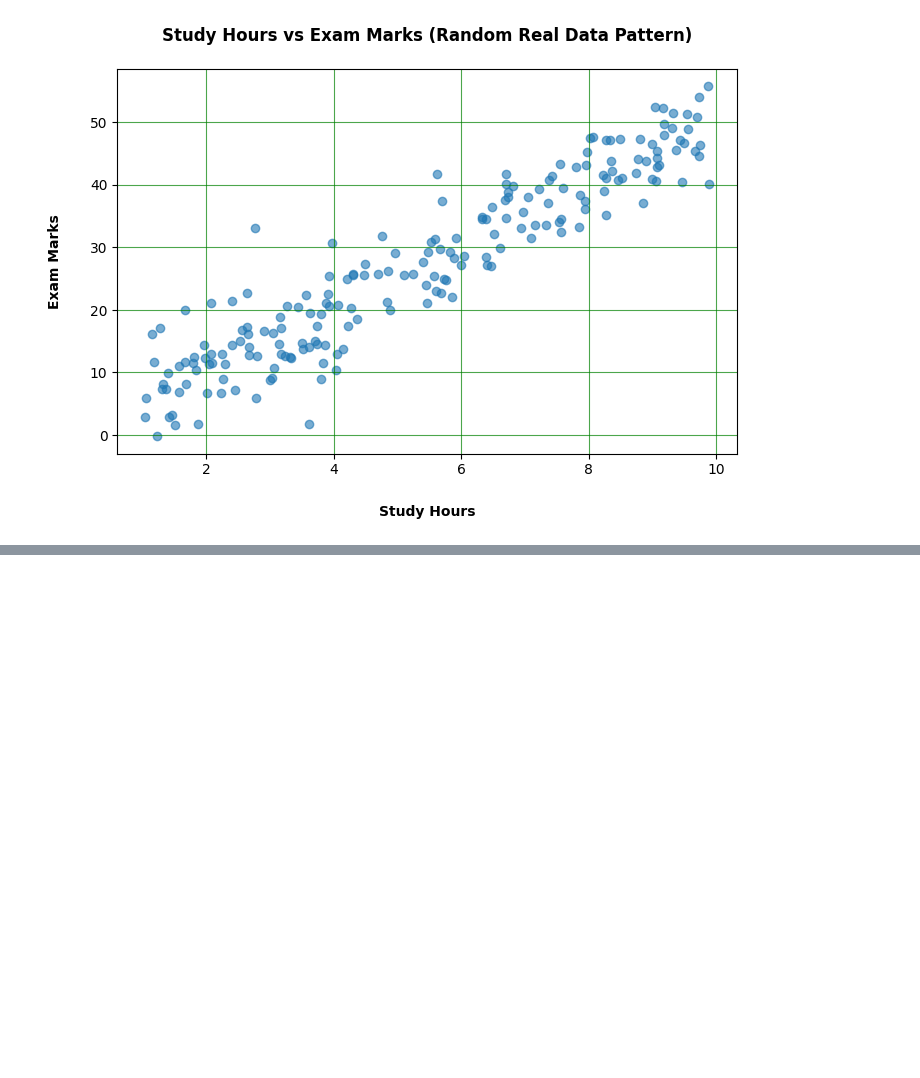
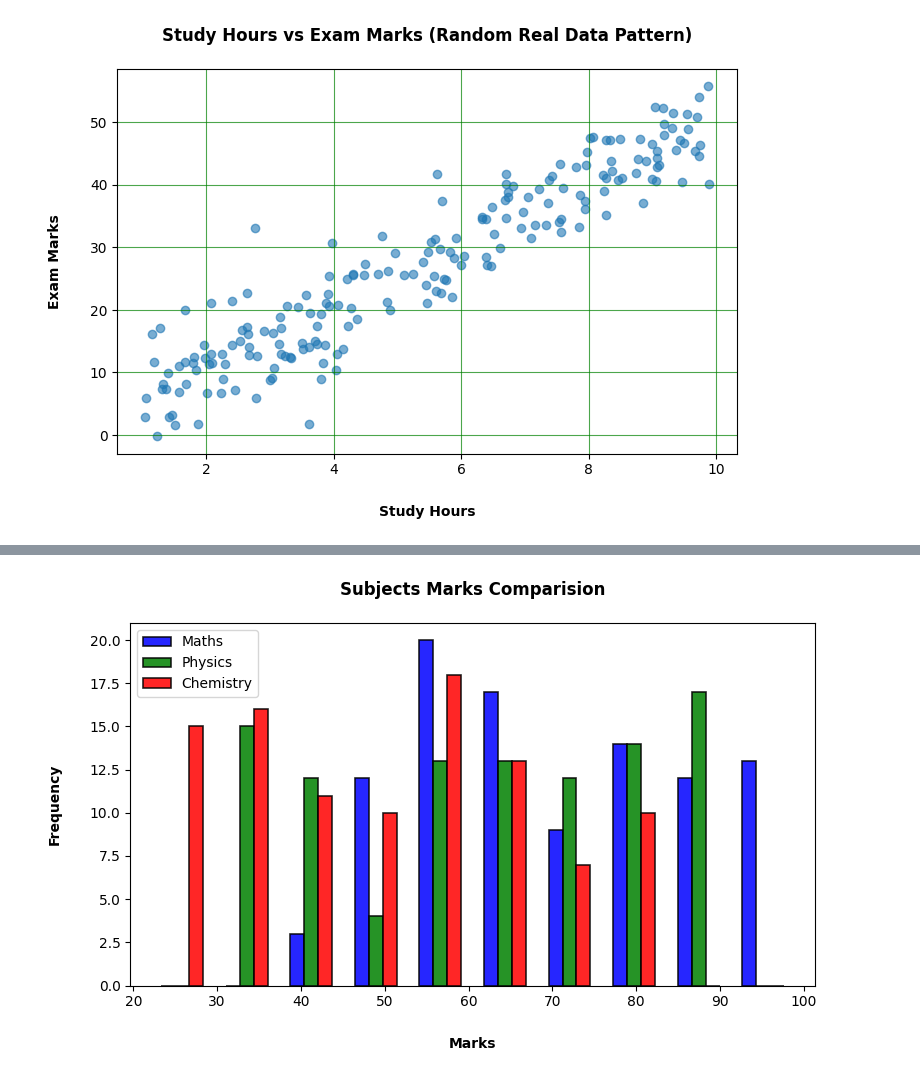
Before and after one commit to pratiksha-2410/Matplotlib-Charts, a Jupyter notebook: Line Plots.ipynb, the cells around one changed output, grey strips where cells are left out. Cells and saved outputs as stored; diff of their text form; code cells hidden in the pictures; blank space fills up the shorter version.

```diff
--- a/Line Plots.ipynb
+++ b/Line Plots.ipynb
@@ -419,0 +454,22 @@ plt.show()
+# %%
+# Subject Marks Comparision By Histogram
+
+Maths = np.random.randint(40,100,100)
+Physics = np.random.randint(30,90,100)
+Chemistry = np.random.randint(20,80,100)
+
+plt.figure(figsize=(8,5))
+
+plt.hist([Maths,Physics,Chemistry],bins=10,color=['blue','green','red'],edgecolor='black',rwidth=0.65,alpha=0.85,linewidth=1.2)
+
+plt.title('Subjects Marks Comparision',fontweight='bold',pad=20)
+plt.xlabel('Marks',fontweight='bold',labelpad=20)
+plt.ylabel('Frequency',fontweight='bold',labelpad=20)
+plt.legend(['Maths','Physics','Chemistry'])
+plt.tight_layout()
+
+# Save the Plot
+plt.savefig('Subjects MArks cOmparision Histogram Plot.png')
+plt.show()
+# %% [output]
+[figure, added]
```
Also changed, not shown: parts of 4 cells of this notebook, 2 other files.
